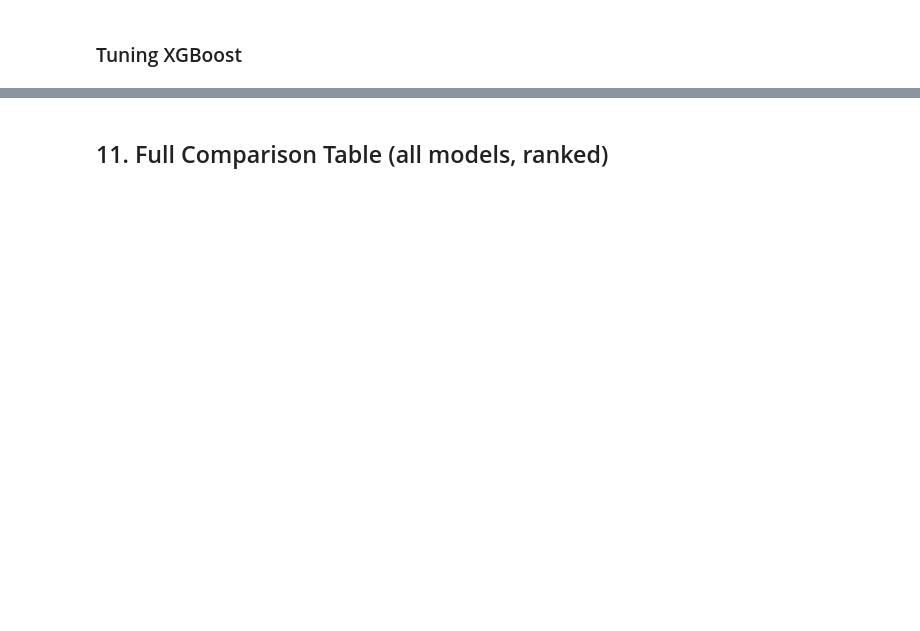
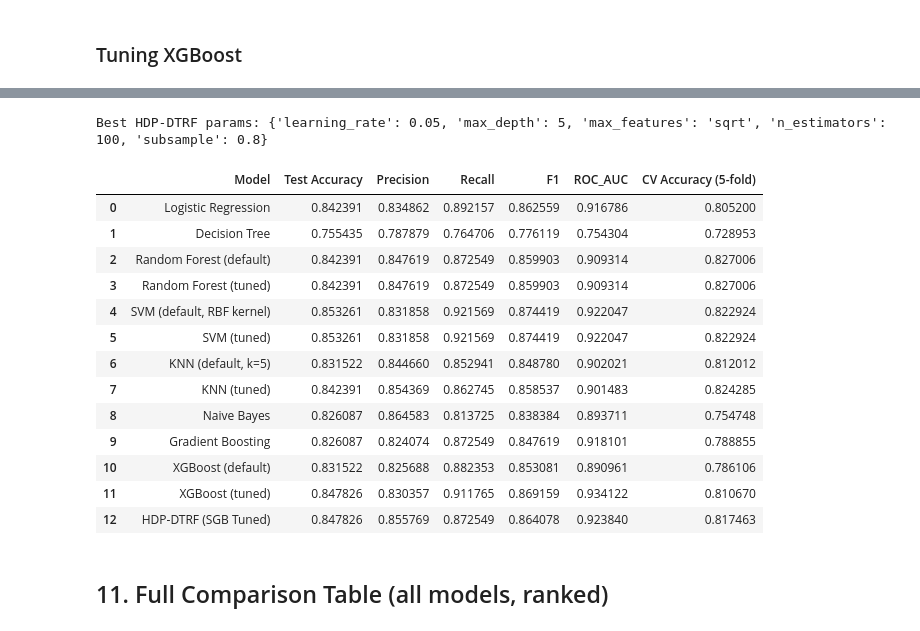
Before and after one commit to Thakurji890/Heart-Disease-Prediction, a Jupyter notebook: notebooks/04_All_Models_Comparison.ipynb, the cells around one changed output, grey strips where cells are left out. Saved outputs shown, nothing was run; the diff lists cells and outputs as text; code cells hidden in the pictures; blank space fills up the shorter version.

Commit message:
Add HDP-DTRF model to comparison notebook

```diff
--- a/notebooks/04_All_Models_Comparison.ipynb
+++ b/notebooks/04_All_Models_Comparison.ipynb
@@ -352,3 +356,39 @@ Best XGBoost params: {'learning_rate': 0.05, 'max_depth': 3, 'n_estimators': 100
+# %%
+from sklearn.ensemble import GradientBoostingClassifier
+
+hdp_dtrf_grid = GridSearchCV(
+    GradientBoostingClassifier(random_state=42),
+    param_grid={
+        "n_estimators": [100, 200],
+        "learning_rate": [0.05, 0.1],
+        "max_depth": [3, 5],
+        "subsample": [0.8],           # Stochastic Gradient Boosting
+        "max_features": ["sqrt"]      # Random Forest aspect
+    },
+    cv=cv, scoring="accuracy", n_jobs=-1
+)
+hdp_dtrf_grid.fit(X_train, y_train)
+print("Best HDP-DTRF params:", hdp_dtrf_grid.best_params_)
+
+best_hdp_dtrf = hdp_dtrf_grid.best_estimator_
+evaluate("HDP-DTRF (SGB Tuned)", best_hdp_dtrf)
+pd.DataFrame(results)
+# %% [output]
+Best HDP-DTRF params: {'learning_rate': 0.05, 'max_depth': 5, 'max_features': 'sqrt', 'n_estimators': 100, 'subsample': 0.8}
+|  | Model | Test Accuracy | Precision | Recall | F1 | ROC_AUC | CV Accuracy (5-fold) |
+| 0 | Logistic Regression | 0.842391 | 0.834862 | 0.892157 | 0.862559 | 0.916786 | 0.805200 |
+| 1 | Decision Tree | 0.755435 | 0.787879 | 0.764706 | 0.776119 | 0.754304 | 0.728953 |
+| 2 | Random Forest (default) | 0.842391 | 0.847619 | 0.872549 | 0.859903 | 0.909314 | 0.827006 |
+| 3 | Random Forest (tuned) | 0.842391 | 0.847619 | 0.872549 | 0.859903 | 0.909314 | 0.827006 |
+| 4 | SVM (default, RBF kernel) | 0.853261 | 0.831858 | 0.921569 | 0.874419 | 0.922047 | 0.822924 |
+| 5 | SVM (tuned) | 0.853261 | 0.831858 | 0.921569 | 0.874419 | 0.922047 | 0.822924 |
+| 6 | KNN (default, k=5) | 0.831522 | 0.844660 | 0.852941 | 0.848780 | 0.902021 | 0.812012 |
+| 7 | KNN (tuned) | 0.842391 | 0.854369 | 0.862745 | 0.858537 | 0.901483 | 0.824285 |
+| 8 | Naive Bayes | 0.826087 | 0.864583 | 0.813725 | 0.838384 | 0.893711 | 0.754748 |
+| 9 | Gradient Boosting | 0.826087 | 0.824074 | 0.872549 | 0.847619 | 0.918101 | 0.788855 |
+| 10 | XGBoost (default) | 0.831522 | 0.825688 | 0.882353 | 0.853081 | 0.890961 | 0.786106 |
+| 11 | XGBoost (tuned) | 0.847826 | 0.830357 | 0.911765 | 0.869159 | 0.934122 | 0.810670 |
+| 12 | HDP-DTRF (SGB Tuned) | 0.847826 | 0.855769 | 0.872549 | 0.864078 | 0.923840 | 0.817463 |
 # %% [markdown]
 ## 11. Full Comparison Table (all models, ranked)
 # %%
```
Also changed, not shown: parts of 18 cells of this notebook.
